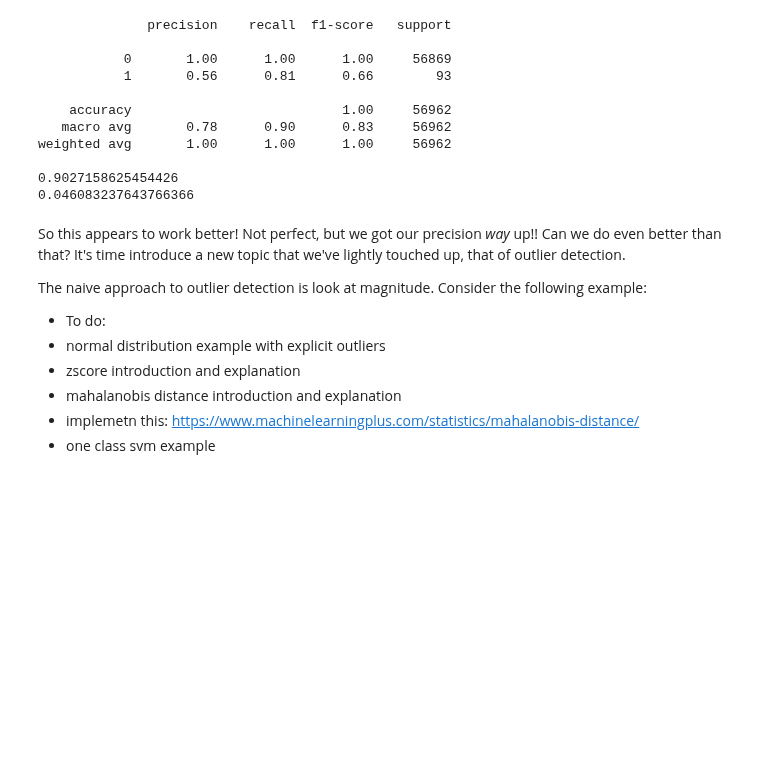
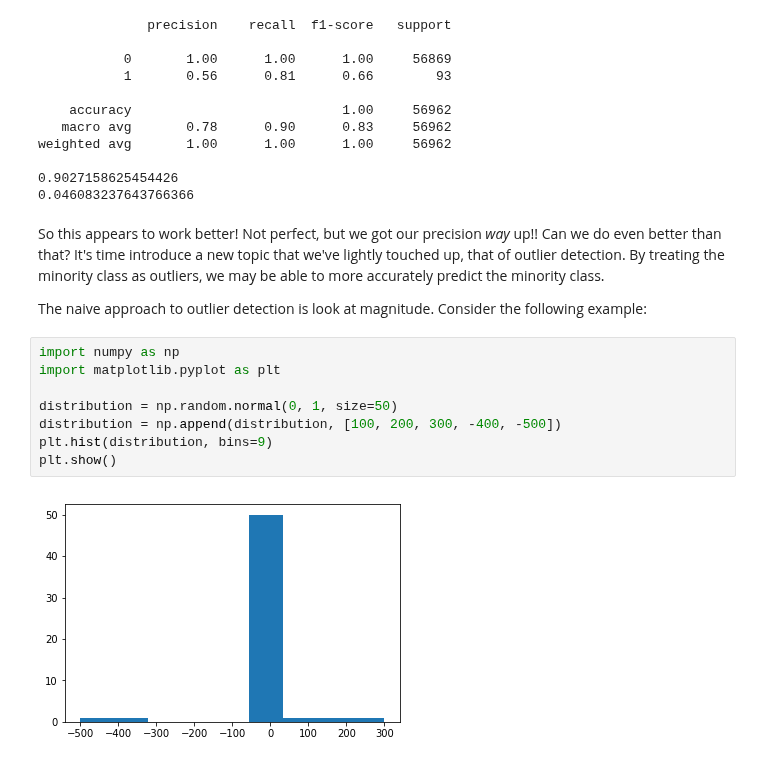
Before and after one commit to EricSchles/datascience_book, a Jupyter notebook: Applying Classification.ipynb, the cells around one changed output. Drawn from its saved outputs; the diff is of its cells as text; blank space fills up the shorter version.

```diff
--- a/Applying Classification.ipynb
+++ b/Applying Classification.ipynb
@@ -1504,13 +1504,16 @@ weighted avg       1.00      1.00      1.00     56962
 0.9027158625454426
 0.046083237643766366
 # %% [markdown]
-So this appears to work better!  Not perfect, but we got our precision _way_ up!!  Can we do even better than that?  It's time introduce a new topic that we've lightly touched up, that of outlier detection.
+So this appears to work better!  Not perfect, but we got our precision _way_ up!!  Can we do even better than that?  It's time introduce a new topic that we've lightly touched up, that of outlier detection.  By treating the minority class as outliers, we may be able to more accurately predict the minority class.
 
 The naive approach to outlier detection is look at magnitude.  Consider the following example:
-
-* To do:
-* normal distribution example with explicit outliers
-* zscore introduction and explanation
-* mahalanobis distance introduction and explanation
-* implemetn this: https://www.machinelearningplus.com/statistics/mahalanobis-distance/
-* one class svm example
+# %%
+import numpy as np
+import matplotlib.pyplot as plt
+
+distribution = np.random.normal(0, 1, size=50)
+distribution = np.append(distribution, [100, 200, 300, -400, -500])
+plt.hist(distribution, bins=9)
+plt.show()
+# %% [output]
+[figure, added]
```
Also changed, not shown: parts of 10 cells of this notebook.
